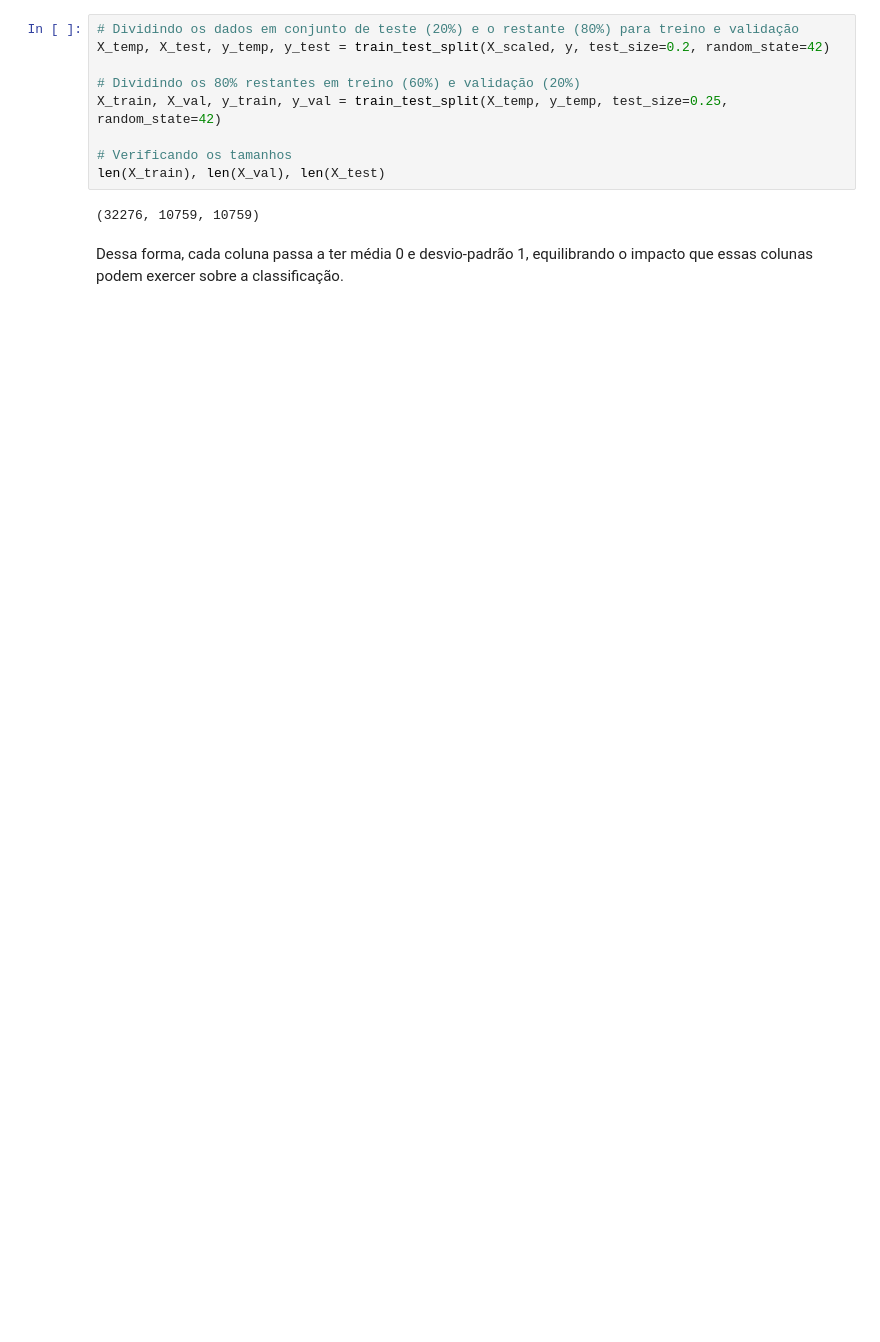
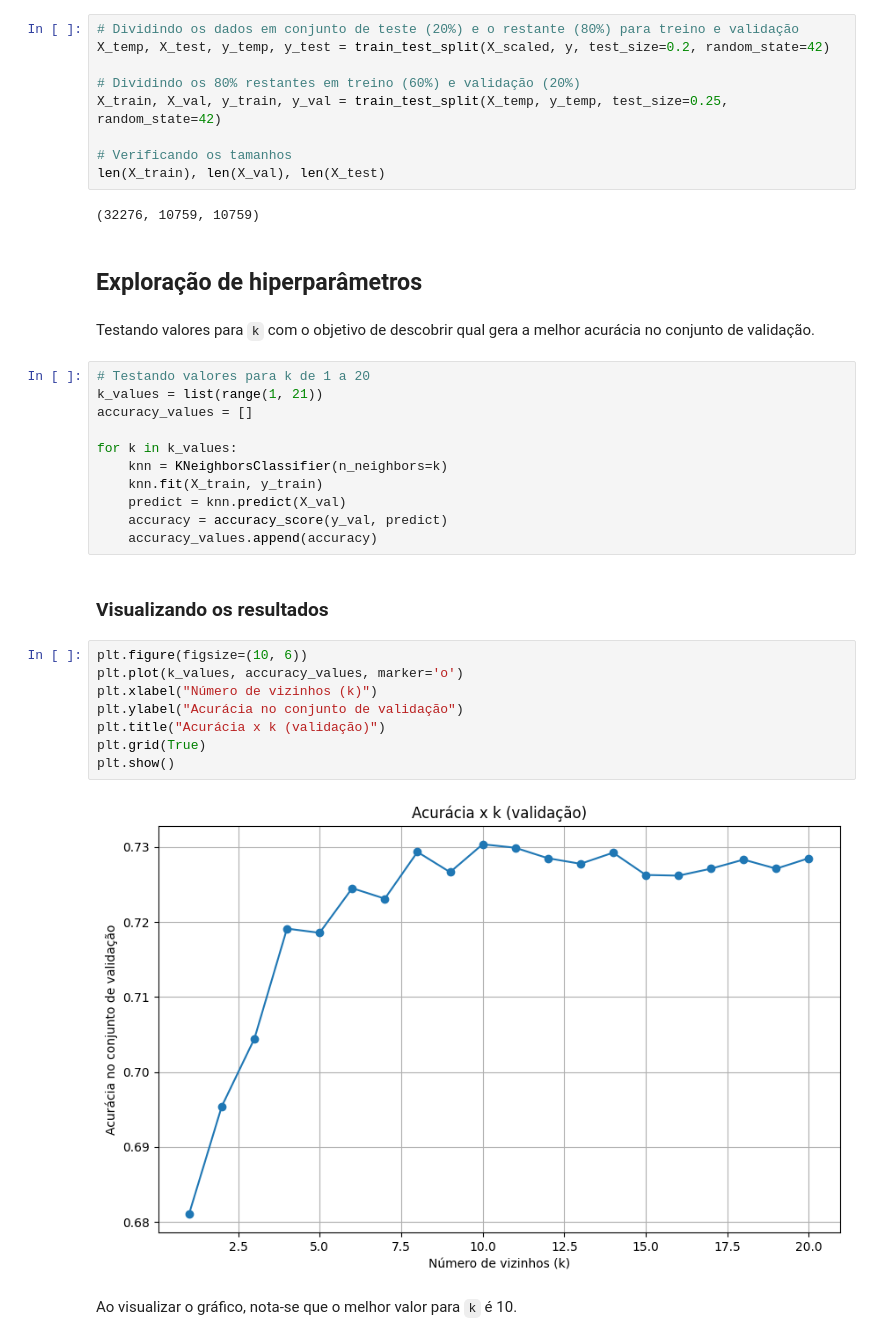
Before and after one commit to hgOliveira-Santos/knn-diamonds-classifier, a Jupyter notebook: knn_diamond_classifier.ipynb, the cells around one changed output. Saved outputs shown, nothing was run; the diff lists cells and outputs as text; blank space fills up the shorter version.

```diff
--- a/knn_diamond_classifier.ipynb
+++ b/knn_diamond_classifier.ipynb
@@ -197,5 +196,32 @@ X_train, X_val, y_train, y_val = train_test_split(X_temp, y_temp, test_size=0.25
 len(X_train), len(X_val), len(X_test)
 # %% [output]
 (32276, 10759, 10759)
-# %% [markdown]
-Dessa forma, cada coluna passa a ter média 0 e desvio-padrão 1, equilibrando o impacto que essas colunas podem exercer sobre a classificação.
+# %% [markdown]
+## Exploração de hiperparâmetros
+# %% [markdown]
+Testando valores para `k` com o objetivo de descobrir qual gera a melhor acurácia no conjunto de validação.
+# %%
+# Testando valores para k de 1 a 20
+k_values = list(range(1, 21))
+accuracy_values = []
+
+for k in k_values:
+    knn = KNeighborsClassifier(n_neighbors=k)
+    knn.fit(X_train, y_train)
+    predict = knn.predict(X_val)
+    accuracy = accuracy_score(y_val, predict)
+    accuracy_values.append(accuracy)
+# %% [markdown]
+### Visualizando os resultados
+# %%
+plt.figure(figsize=(10, 6))
+plt.plot(k_values, accuracy_values, marker='o')
+plt.xlabel("Número de vizinhos (k)")
+plt.ylabel("Acurácia no conjunto de validação")
+plt.title("Acurácia x k (validação)")
+plt.grid(True)
+plt.show()
+# %% [output]
+[figure, added]
+# %% [markdown]
+Ao visualizar o gráfico, nota-se que o melhor valor para `k` é 10.
```
Also changed, not shown: parts of 18 cells of this notebook.
